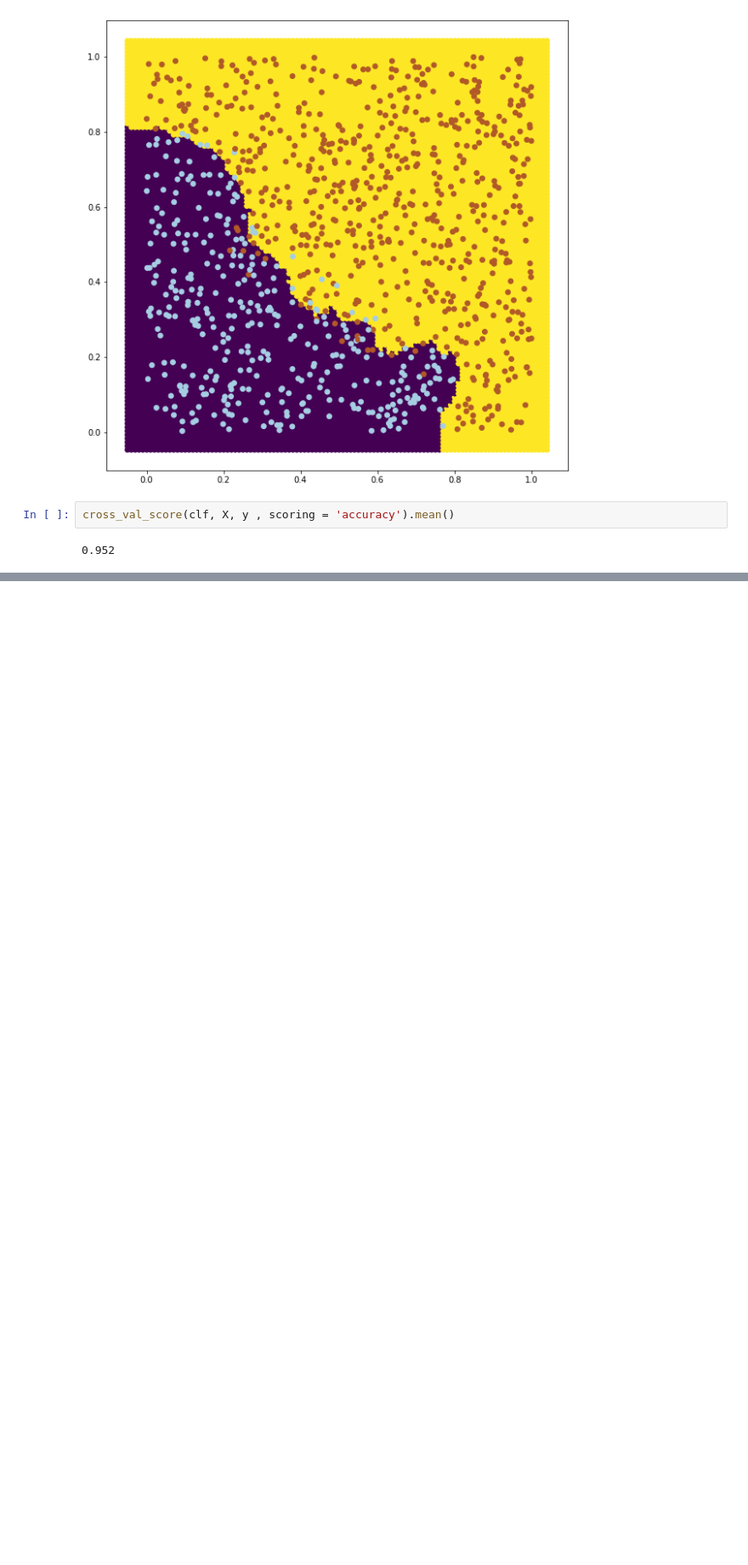
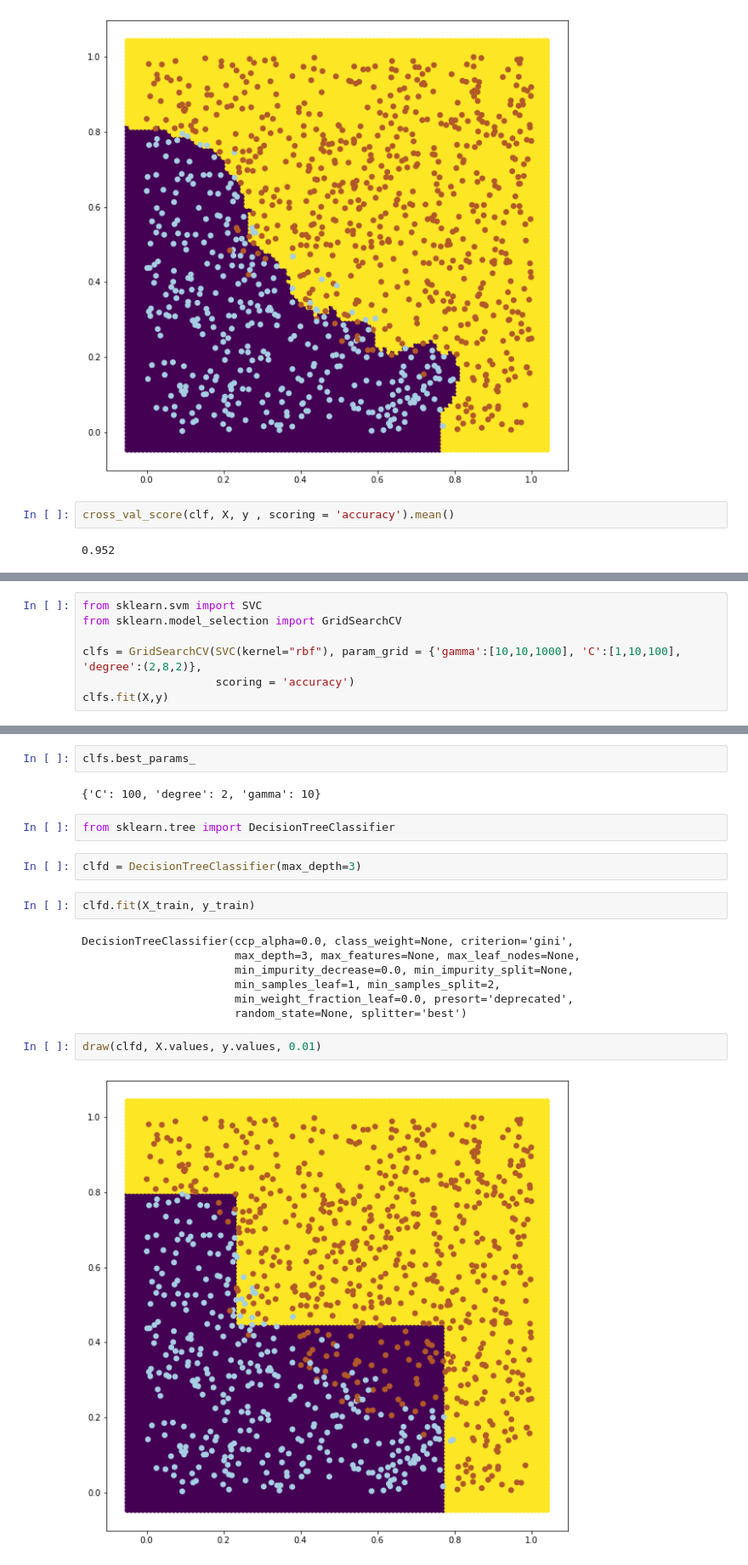
Before and after one commit to dan1dr/master_DS, a Jupyter notebook: 4.Machine_Learning/Car.ipynb, the cells around one changed output, grey strips where cells are left out. Shown at 85% size. Cells and saved outputs as stored; diff of their text form; blank space fills up the shorter version.

```diff
--- a/4.Machine_Learning/Car.ipynb
+++ b/4.Machine_Learning/Car.ipynb
@@ -127,0 +164,7 @@ cross_val_score(clf, X, y , scoring = 'accuracy').mean()
+# %%
+from sklearn.svm import SVC
+from sklearn.model_selection import GridSearchCV
+
+clfs = GridSearchCV(SVC(kernel="rbf"), param_grid = {'gamma':[10,10,1000], 'C':[1,10,100], 'degree':(2,8,2)},
+                    scoring = 'accuracy')
+clfs.fit(X,y)
@@ -127,0 +184,21 @@ cross_val_score(clf, X, y , scoring = 'accuracy').mean()
+# %%
+clfs.best_params_
+# %% [output]
+{'C': 100, 'degree': 2, 'gamma': 10}
+# %%
+from sklearn.tree import DecisionTreeClassifier
+# %%
+clfd = DecisionTreeClassifier(max_depth=3)
+# %%
+clfd.fit(X_train, y_train)
+# %% [output]
+DecisionTreeClassifier(ccp_alpha=0.0, class_weight=None, criterion='gini',
+                       max_depth=3, max_features=None, max_leaf_nodes=None,
+                       min_impurity_decrease=0.0, min_impurity_split=None,
+                       min_samples_leaf=1, min_samples_split=2,
+                       min_weight_fraction_leaf=0.0, presort='deprecated',
+                       random_state=None, splitter='best')
+# %%
+draw(clfd, X.values, y.values, 0.01)
+# %% [output]
+[figure, added]
```
Also changed, not shown: parts of 18 cells of this notebook.
